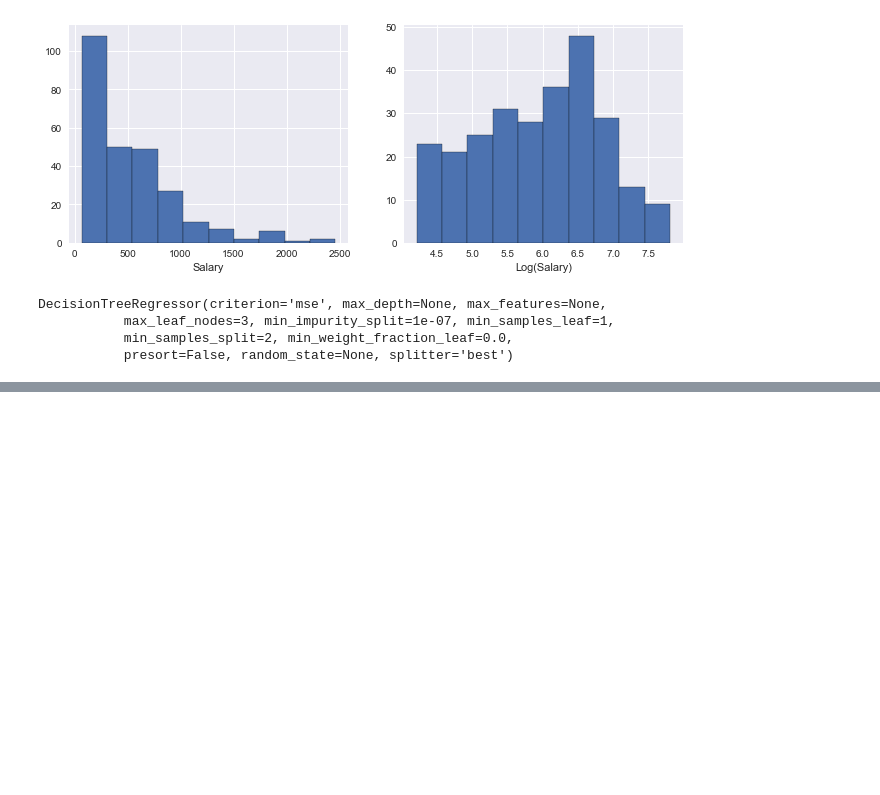
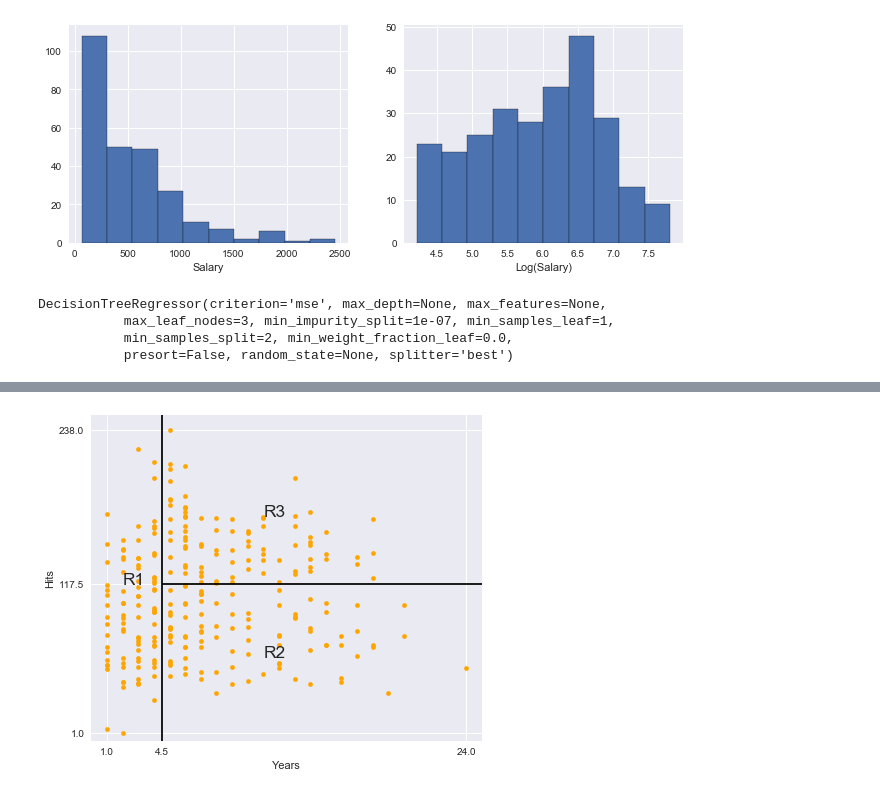
Before and after one commit to kuatroka/ISLR, a Jupyter notebook: SA - ISLR book chapter 8.ipynb, the cells around one changed output, grey strips where cells are left out. Drawn from its saved outputs; the diff is of its cells as text; code cells hidden in the pictures; blank space fills up the shorter version.

```diff
--- a/SA - ISLR book chapter 8.ipynb
+++ b/SA - ISLR book chapter 8.ipynb
@@ -78,0 +88,13 @@ graph = print_tree(regr, features=['Years', 'Hits'])
+# %%
+hitters.plot('Years', 'Hits', kind='scatter', color='orange', figsize=(7,6))
+plt.xlim(0,25)
+plt.ylim(ymin=-5)
+plt.xticks([1, 4.5, 24])
+plt.yticks([1, 117.5, 238])
+plt.vlines(4.5, ymin=-5, ymax=250)
+plt.hlines(117.5, xmin=4.5, xmax=25)
+plt.annotate('R1', xy=(2,117.5), fontsize='xx-large')
+plt.annotate('R2', xy=(11,60), fontsize='xx-large')
+plt.annotate('R3', xy=(11,170), fontsize='xx-large');
+# %% [output]
+[figure, added]
```
Also changed, not shown: parts of 15 cells of this notebook.
